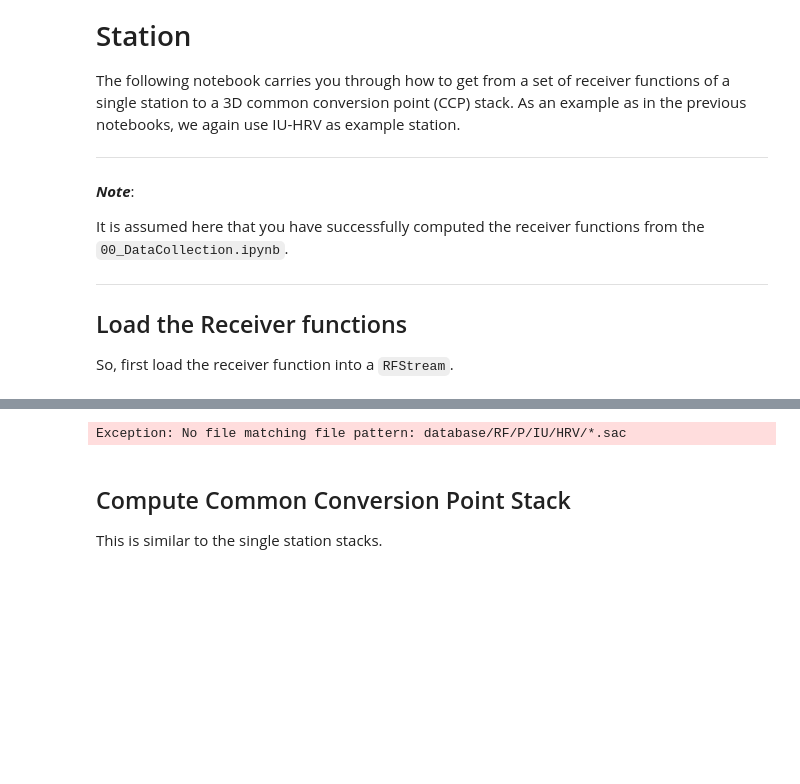
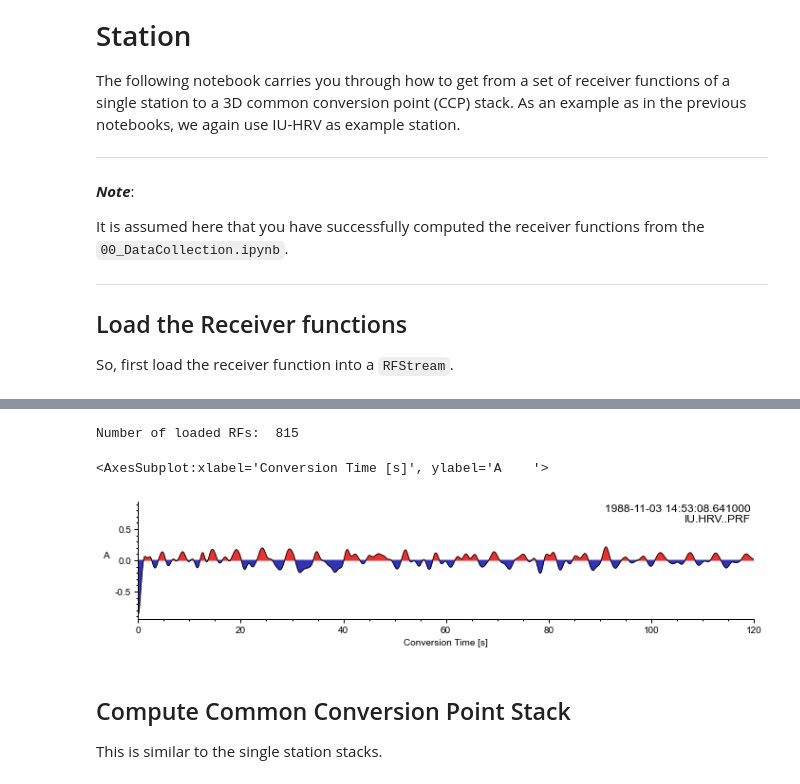
Before and after one commit to PyGLImER/PyGLImER, a Jupyter notebook: examples/02_CCPStack_SingleStation.ipynb, the cells around one changed output, grey strips where cells are left out. Cells and saved outputs as stored; diff of their text form; code cells hidden in the pictures; blank space fills up the shorter version.

```diff
--- a/examples/02_CCPStack_SingleStation.ipynb
+++ b/examples/02_CCPStack_SingleStation.ipynb
@@ -24,15 +27,17 @@ So, first load the receiver function into a `RFStream`.
 # %%
 from pyglimer.rf.create import read_rf
 from pyglimer.plot.plot_utils import set_mpl_params
 set_mpl_params()
 
-rfst = read_rf("database/RF/P/IU/HRV/*.sac")
+rfst = read_rf("database/waveforms/RF/P/IU/HRV/*.sac")
 
 # Check traces
 print("Number of loaded RFs: ", len(rfst))
 rfst[0].plot()
 # %% [output]
-Exception: No file matching file pattern: database/RF/P/IU/HRV/*.sac
+Number of loaded RFs:  815
+<AxesSubplot:xlabel='Conversion Time [s]', ylabel='A    '>
+[figure, added]
 # %% [markdown]
 ## Compute Common Conversion Point Stack
 
```
Also changed, not shown: parts of 14 cells of this notebook, 10 other files.
